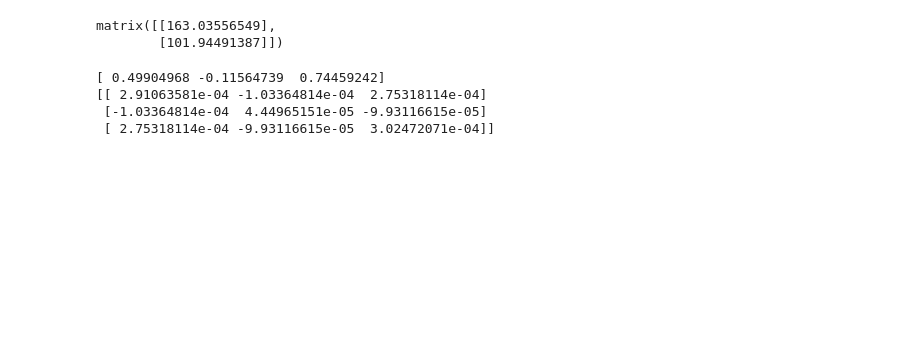
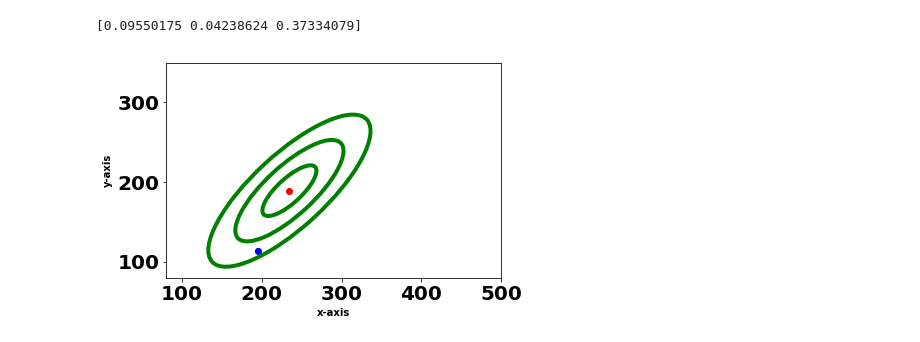
Before and after one commit to ZimmieSj/ut-kinematics, a Jupyter notebook: notebooks/Packbot_state_estimation.ipynb, the cells around one changed output. Drawn from its saved outputs; the diff is of its cells as text; code cells hidden in the pictures; blank space fills up the shorter version.

```diff
--- a/notebooks/Packbot_state_estimation.ipynb
+++ b/notebooks/Packbot_state_estimation.ipynb
@@ -349,11 +369,10 @@ cam_dataXYZ = camera_dylist[1]
 #Camera model that projects from 3d point to image plane
 def rtmapping(X_world):
     K = np.matrix([[136.848632, 0.0, 128.029255, 0],[0.0, 138.204089, 86.254287, 0],[ 0.0, 0.0, 1.0, 0.0]])
-    H = np.matrix([[1,0,0,0],[0,1,0,0],[0,0,1,0],[0,0,0,1]])
+    H = camHTH[0]
     P = K * H
     x_im = P.dot(np.concatenate((X_world, np.array([1])), axis=0))
     return x_im
-#rtmapping(cam_dataXYZhomo)
 # %%
 def cameramodel_UT():
     mu_xee, covmat_xee,fbase_posesArrshaped = unscented_transform()
@@ -401,7 +422,16 @@ array([[274.3155604 ,  29.90278481],
+# %%
+#sensor data
+camera_dylist = []
+for i in range(len(vicobags_dyna)):
+    robot_dy = np.load(data_path+'robot_dynaPosArr%d.npy'%i)
+    camera_dylist.append(robot_dy)
+cam_dataXYZ = camera_dylist[1]
+print(cam_dataXYZ[0])
+# %% [output]
+[0.09550175 0.04238624 0.37334079]
 # %%
 sensordata_z = rtmapping(cam_dataXYZ[0])
 sensordata_in2d = endEffecImage2d(sensordata_z)
 sensordata_in2d.reshape(2,1)
+
+m_noiseQ = 0.05 *np.eye(2,dtype=float)
-# %% [output]
-matrix([[163.03556549],
-        [101.94491387]])
@@ -414,3 +438,33 @@ uncertaintycov = predictedUncer_cov + measuemnt_noiseQ
+# %%
+def plot2Dellipse(mu,cov,point,xlimit,ylimit,edgecolor,color):
+    a = np.squeeze(np.asarray(point))
+    #b = np.squeeze(np.asarray(Sampled_point))
+    x0,y0 = a
+    #x1,y1 = b
+    #mu= predicted_mu
+    #cov = predicted_cov
+    lambda_, v = np.linalg.eig(cov)
+    lambda_ = np.sqrt(lambda_)
+    from matplotlib.patches import Ellipse
+    import matplotlib.pyplot as plt
+    ax = plt.subplot(111, aspect='equal')
+    for j in range(1, 4):
+        ell = Ellipse(xy=(mu[0], mu[1]),width=lambda_[0]*j*2, height=lambda_[1]*j*2,
+                          angle=np.rad2deg(np.arccos(v[0, 0])),linewidth=4,edgecolor=edgecolor)
+        ell.set_facecolor('none')
+        ax.add_artist(ell)
+    plt.scatter(x0, y0,c=color)
+    #plt.scatter(x1, y1,c='blue')
+    plt.xlim(xlimit)
+    plt.ylim(ylimit)
+    plt.xlabel('x-axis', fontsize=10)
+    plt.ylabel('y-axis', fontsize=10)
+# %%
+plot2Dellipse(predictedObservat_mu,predictedUncer_cov,predictedObservat_mu, (80,500), (80,350), "green","red")
+plot2Dellipse(sensordata_in2d.reshape(2,1),m_noiseQ,sensordata_in2d.reshape(2,1), (80,500), (80,350),"blue","blue")
+plt.show()
+# %% [output]
+[figure, added]
 # %%
 mu_xee, covmat_xee,fbase_posesArrshaped = unscented_transform()
 sigma_xee = sigma_points(mu_xee,covmat_xee,alpha, n_dim, kappa,lamda)
@@ -435,8 +486,0 @@ final_predic_cov = covmat_xee - kalman_gain.dot(uncertaintycov).dot(kalman_gain.
-# %%
-print(mu_final)
-print(final_predic_cov)
-# %% [output]
-[ 0.49904968 -0.11564739  0.74459242]
-[[ 2.91063581e-04 -1.03364814e-04  2.75318114e-04]
- [-1.03364814e-04  4.44965151e-05 -9.93116615e-05]
- [ 2.75318114e-04 -9.93116615e-05  3.02472071e-04]]
```
Also changed, not shown: parts of 28 cells of this notebook.
